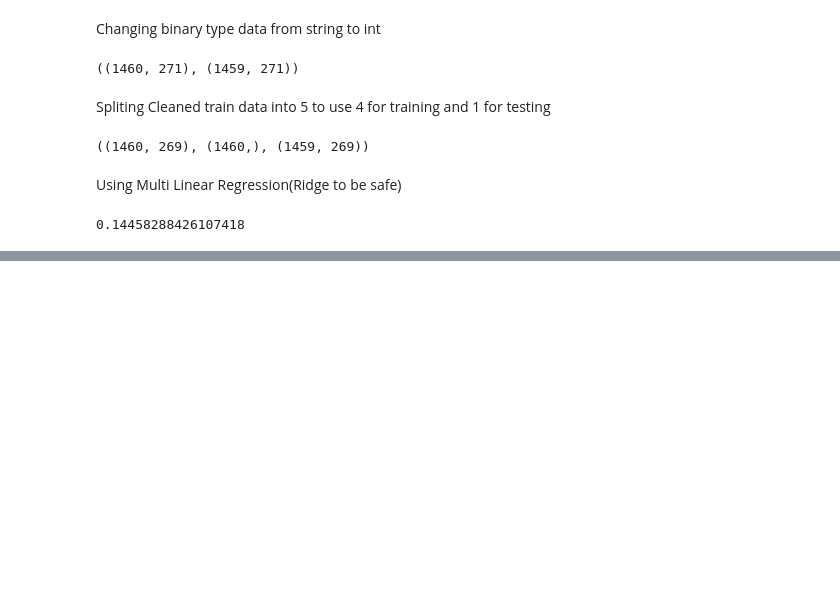
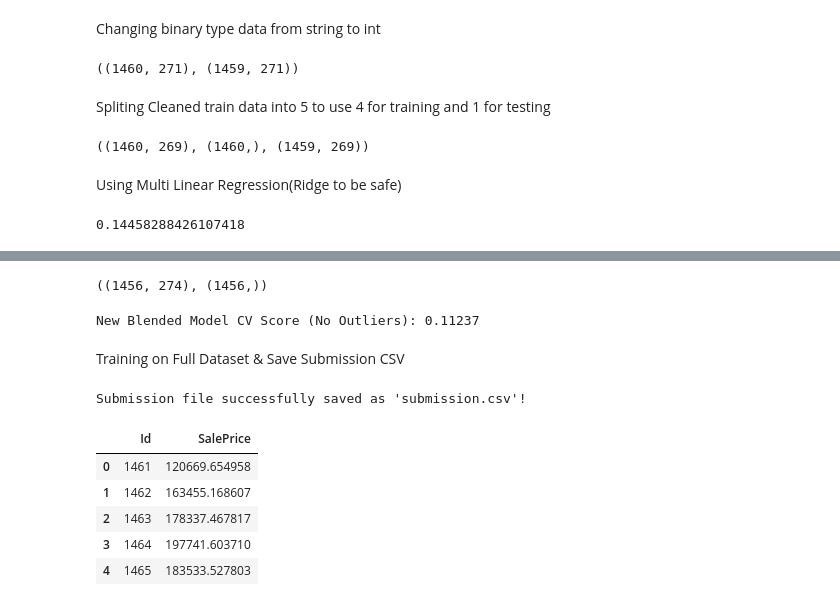
Before and after one commit to boogey004/house-prices, a Jupyter notebook: notebook.ipynb, the cells around one changed output, grey strips where cells are left out. Drawn from its saved outputs; the diff is of its cells as text; code cells hidden in the pictures; blank space fills up the shorter version.

Commit message:
finally finished

```diff
--- a/notebook.ipynb
+++ b/notebook.ipynb
@@ -187,0 +309,59 @@ ridge_score
+# %%
+outlier_indices = train_clean[train_clean['GrLivArea'] > 4000].index
+train_clean = train_clean.drop(outlier_indices).reset_index(drop=True)
+
+y = np.log1p(train_clean['SalePrice'])
+
+train_eng = pd.get_dummies(train_clean)
+test_eng = pd.get_dummies(test_clean)
+
+train_eng, test_eng = train_eng.align(test_eng, join='left', axis=1, fill_value=0)
+
+X_eng = train_eng.drop(columns=['Id', 'SalePrice'], errors='ignore')
+X_test_eng = test_eng.drop(columns=['Id', 'SalePrice'], errors='ignore')
+
+X_eng.shape, y.shape
+# %% [output]
+((1456, 274), (1456,))
+# %%
+ridge_preds = cross_val_predict(ridge, X_eng, y, cv=kf)
+xgb_preds = cross_val_predict(xgb, X_eng, y, cv=kf)
+lgb_preds = cross_val_predict(lgb, X_eng, y, cv=kf)
+
+blended_preds = (0.20 * ridge_preds) + (0.40 * xgb_preds) + (0.40 * lgb_preds)
+
+clean_blend_score = np.sqrt(np.mean((y - blended_preds) ** 2))
+print(f"New Blended Model CV Score (No Outliers): {clean_blend_score:.5f}")
+# %% [output]
+New Blended Model CV Score (No Outliers): 0.11237
+# %% [markdown]
+Training on Full Dataset & Save Submission CSV
+# %%
+ridge.fit(X_eng, y)
+xgb.fit(X_eng, y)
+lgb.fit(X_eng, y)
+
+ridge_test_preds = ridge.predict(X_test_eng)
+xgb_test_preds = xgb.predict(X_test_eng)
+lgb_test_preds = lgb.predict(X_test_eng)
+
+final_log_preds = (0.20 * ridge_test_preds) + (0.40 * xgb_test_preds) + (0.40 * lgb_test_preds)
+
+final_prices = np.expm1(final_log_preds)
+
+submission = pd.DataFrame({
+    'Id': test_clean['Id'],
+    'SalePrice': final_prices
+})
+
+submission.to_csv('submission.csv', index=False)
+print("Submission file successfully saved as 'submission.csv'!")
+submission.head()
+# %% [output]
+Submission file successfully saved as 'submission.csv'!
+|  | Id | SalePrice |
+| 0 | 1461 | 120669.654958 |
+| 1 | 1462 | 163455.168607 |
+| 2 | 1463 | 178337.467817 |
+| 3 | 1464 | 197741.603710 |
+| 4 | 1465 | 183533.527803 |
```
Also changed, not shown: parts of 13 cells of this notebook, 1 other file.
